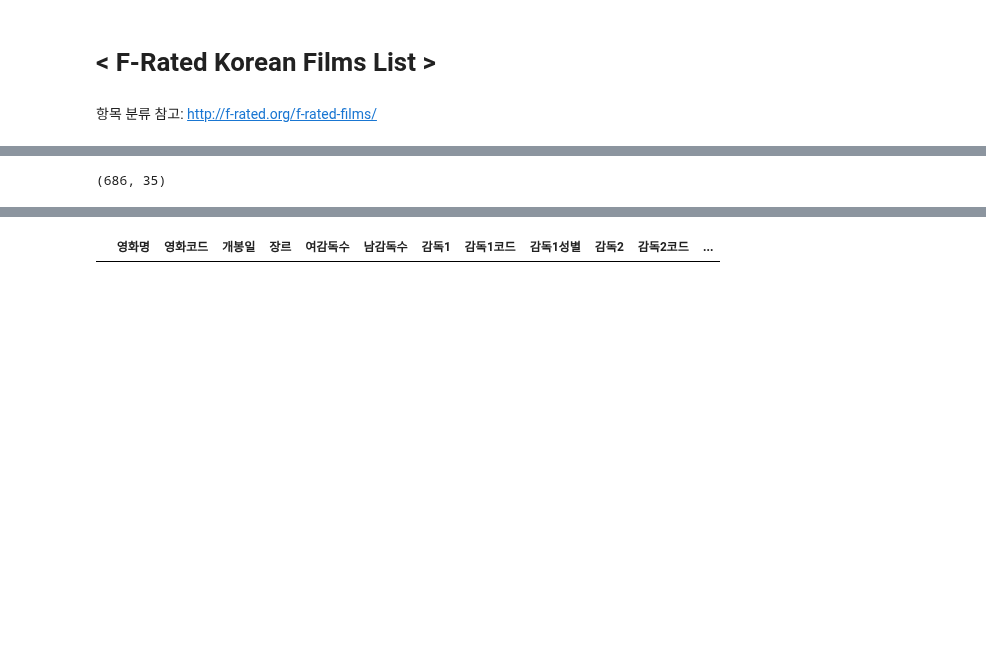
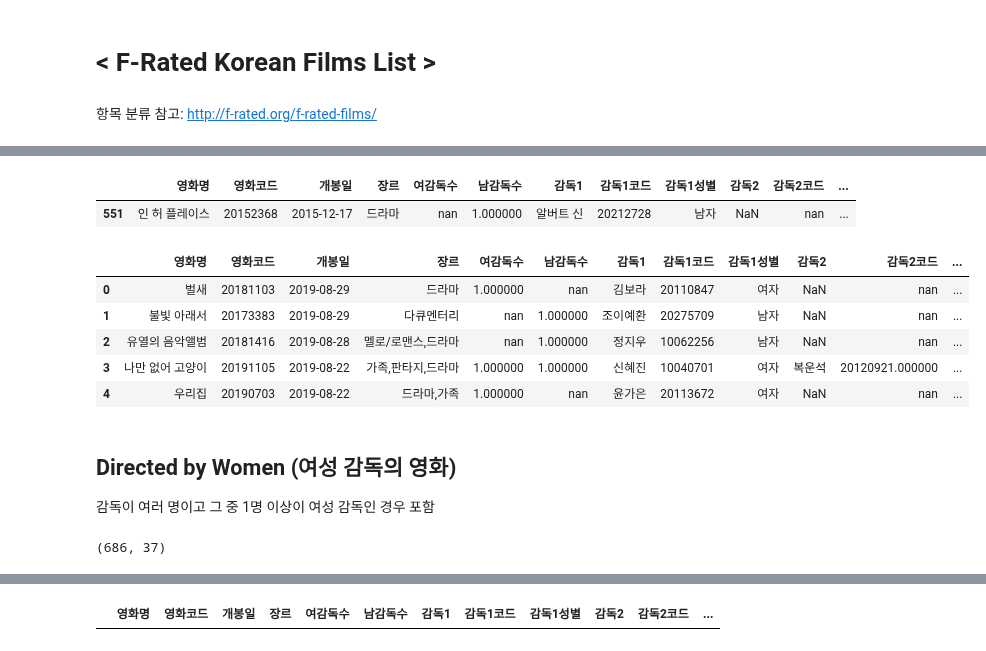
Before and after one commit to kim4pb/Female-led-Korean-Films, a Jupyter notebook: 03.ButterKnife/Film_list_for_poster.ipynb, the cells around one changed output, grey strips where cells are left out. Drawn from its saved outputs; the diff is of its cells as text; code cells hidden in the pictures; blank space fills up the shorter version.

```diff
--- a/03.ButterKnife/Film_list_for_poster.ipynb
+++ b/03.ButterKnife/Film_list_for_poster.ipynb
@@ -72,0 +45,2 @@ dtype: int64
+# %%
+title = pd.read_excel('../01.Data_Collection/all_directors_writers.xlsx')
@@ -72,0 +57,28 @@ dtype: int64
+# %%
+filmcd = title['영화코드']
+# %%
+title['여배우'] = pd.Series()
+title['남배우'] = pd.Series()
+# %%
+title.sample()
+# %% [output]
+|  | 영화명 | 영화코드 | 개봉일 | 장르 | 여감독수 | 남감독수 | 감독1 | 감독1코드 | 감독1성별 | 감독2 | 감독2코드 | ... |
+| 551 | 인 허 플레이스 | 20152368 | 2015-12-17 | 드라마 | nan | 1.000000 | 알버트 신 | 20212728 | 남자 | NaN | nan | ... |
+# %%
+for cd in filmcd:
+    df = actor[actor['movieCd']==cd]
+    f_actor = []
+    m_actor = []
+    for i, row in df.iterrows():
+        f_actor.append(row['peopleNm']) if row['sex'] == '여자' else m_actor.append(row['peopleNm'])
+    title.loc[detail['영화코드']==cd, '여배우'] = ','.join(list(dict.fromkeys(f_actor)))
+    title.loc[detail['영화코드']==cd, '남배우'] = ','.join(list(dict.fromkeys(m_actor)))
+# %%
+title.head()
+# %% [output]
+|  | 영화명 | 영화코드 | 개봉일 | 장르 | 여감독수 | 남감독수 | 감독1 | 감독1코드 | 감독1성별 | 감독2 | 감독2코드 | ... |
+| 0 | 벌새 | 20181103 | 2019-08-29 | 드라마 | 1.000000 | nan | 김보라 | 20110847 | 여자 | NaN | nan | ... |
+| 1 | 불빛 아래서 | 20173383 | 2019-08-29 | 다큐멘터리 | nan | 1.000000 | 조이예환 | 20275709 | 남자 | NaN | nan | ... |
+| 2 | 유열의 음악앨범 | 20181416 | 2019-08-28 | 멜로/로맨스,드라마 | nan | 1.000000 | 정지우 | 10062256 | 남자 | NaN | nan | ... |
+| 3 | 나만 없어 고양이 | 20191105 | 2019-08-22 | 가족,판타지,드라마 | 1.000000 | 1.000000 | 신혜진 | 10040701 | 여자 | 복운석 | 20120921.000000 | ... |
+| 4 | 우리집 | 20190703 | 2019-08-22 | 드라마,가족 | 1.000000 | nan | 윤가은 | 20113672 | 여자 | NaN | nan | ... |
@@ -73,8 +87,11 @@ dtype: int64
+# %% [markdown]
+## Directed by Women (여성 감독의 영화)
+감독이 여러 명이고 그 중 1명 이상이 여성 감독인 경우 포함
 # %%
-detail = pd.read_excel('../01.Data_Collection/all_directors_writers.xlsx')
+detail = pd.read_excel('../01.Data_Collection/all_directors_writers_actors.xlsx')
 detail.shape
 # %% [output]
-(686, 35)
+(686, 37)
 # %%
 detail.sample()
 # %% [output]
```
Also changed, not shown: parts of 73 cells of this notebook, 11 other files.
